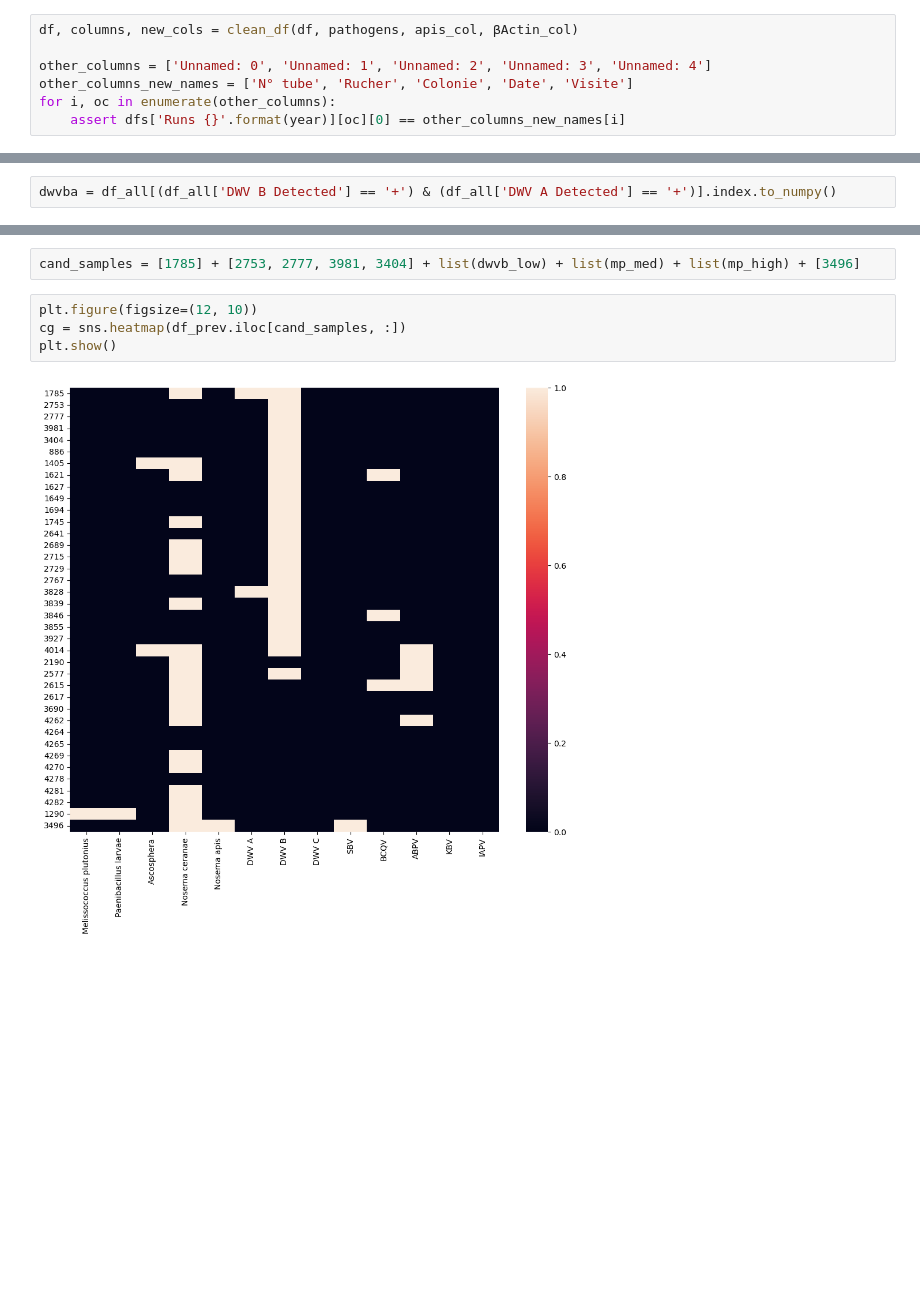
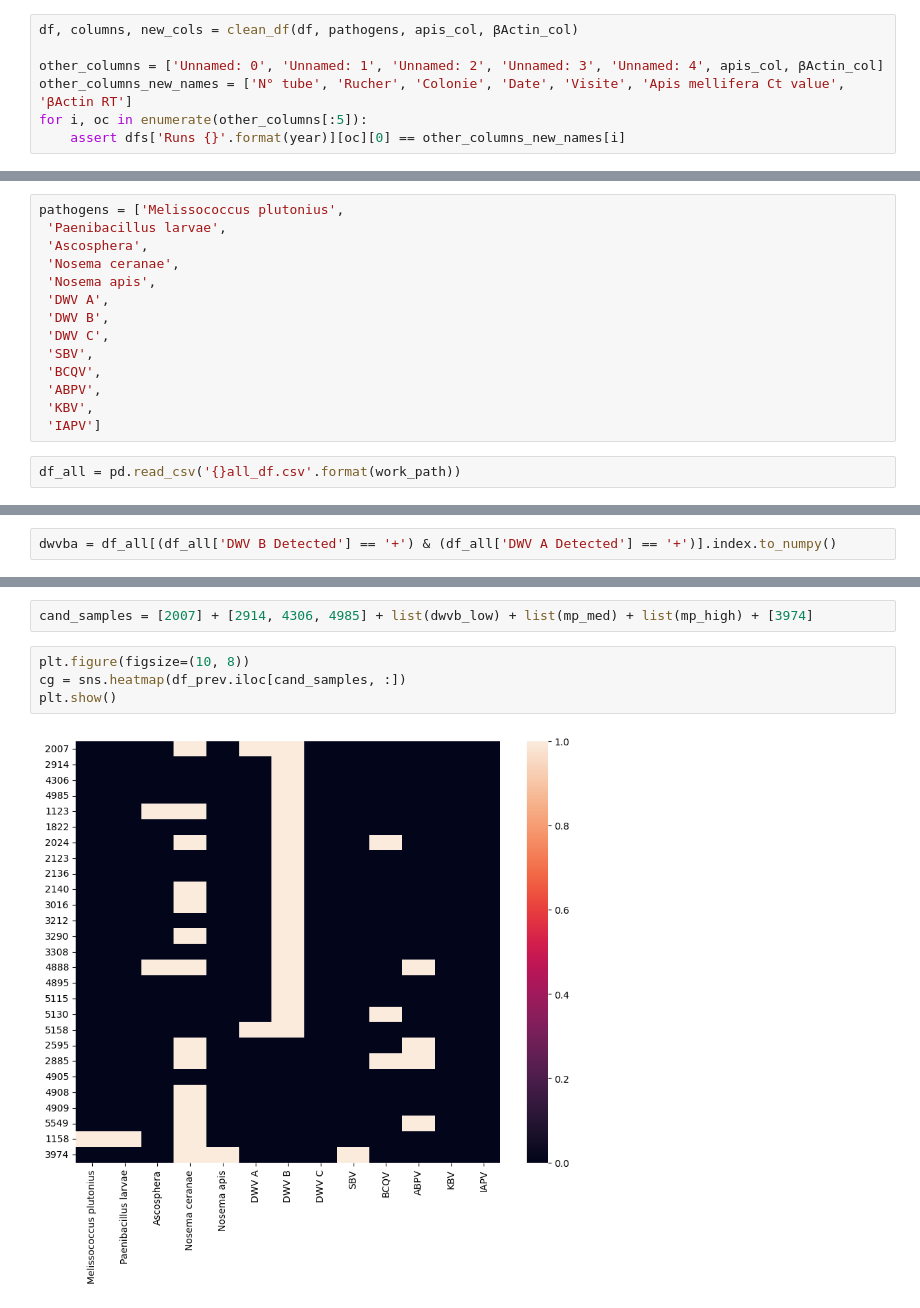
Before and after one commit to victorrossier/plan-b-omics, a Jupyter notebook: notebooks/agripol.ipynb, the cells around one changed output, grey strips where cells are left out. Cells and saved outputs as stored; diff of their text form; blank space fills up the shorter version.

```diff
--- a/notebooks/agripol.ipynb
+++ b/notebooks/agripol.ipynb
@@ -224,9 +327,9 @@ df = df.rename(columns={'Nosema \nceranae': 'Nosema ceranae', 'Nosema Apis':'Nos
 # %%
 df, columns, new_cols = clean_df(df, pathogens, apis_col, βActin_col)
 
-other_columns = ['Unnamed: 0', 'Unnamed: 1', 'Unnamed: 2', 'Unnamed: 3', 'Unnamed: 4']
-other_columns_new_names = ['N° tube', 'Rucher', 'Colonie', 'Date', 'Visite']
-for i, oc in enumerate(other_columns):
+other_columns = ['Unnamed: 0', 'Unnamed: 1', 'Unnamed: 2', 'Unnamed: 3', 'Unnamed: 4', apis_col, βActin_col]
+other_columns_new_names = ['N° tube', 'Rucher', 'Colonie', 'Date', 'Visite', 'Apis mellifera Ct value', 'βActin RT']
+for i, oc in enumerate(other_columns[:5]):
     assert dfs['Runs {}'.format(year)][oc][0] == other_columns_new_names[i]
 # %%
 # skip first row and rows without qPCR values
@@ -265,3 +452,19 @@ df_all.shape
+# %%
+pathogens = ['Melissococcus plutonius',
+ 'Paenibacillus larvae',
+ 'Ascosphera',
+ 'Nosema ceranae',
+ 'Nosema apis',
+ 'DWV A',
+ 'DWV B',
+ 'DWV C',
+ 'SBV',
+ 'BCQV',
+ 'ABPV',
+ 'KBV',
+ 'IAPV']
+# %%
+df_all = pd.read_csv('{}all_df.csv'.format(work_path))
 # %%
 pathogen_nr = [0] * len(df_all)
 
@@ -555,8 +729,8 @@ set(list(dwvb_high)).intersection(dwvba)
 # %%
-cand_samples = [1785] + [2753, 2777, 3981, 3404] + list(dwvb_low) + list(mp_med) + list(mp_high) + [3496]
+cand_samples = [2007] + [2914, 4306, 4985] + list(dwvb_low) + list(mp_med) + list(mp_high) + [3974]
 # %%
-plt.figure(figsize=(12, 10))
+plt.figure(figsize=(10, 8))
 cg = sns.heatmap(df_prev.iloc[cand_samples, :])
 plt.show()
 # %% [output]
-[figure, old version]
+[figure, new version]
```
Also changed, not shown: parts of 105 cells of this notebook, 1 other file.
